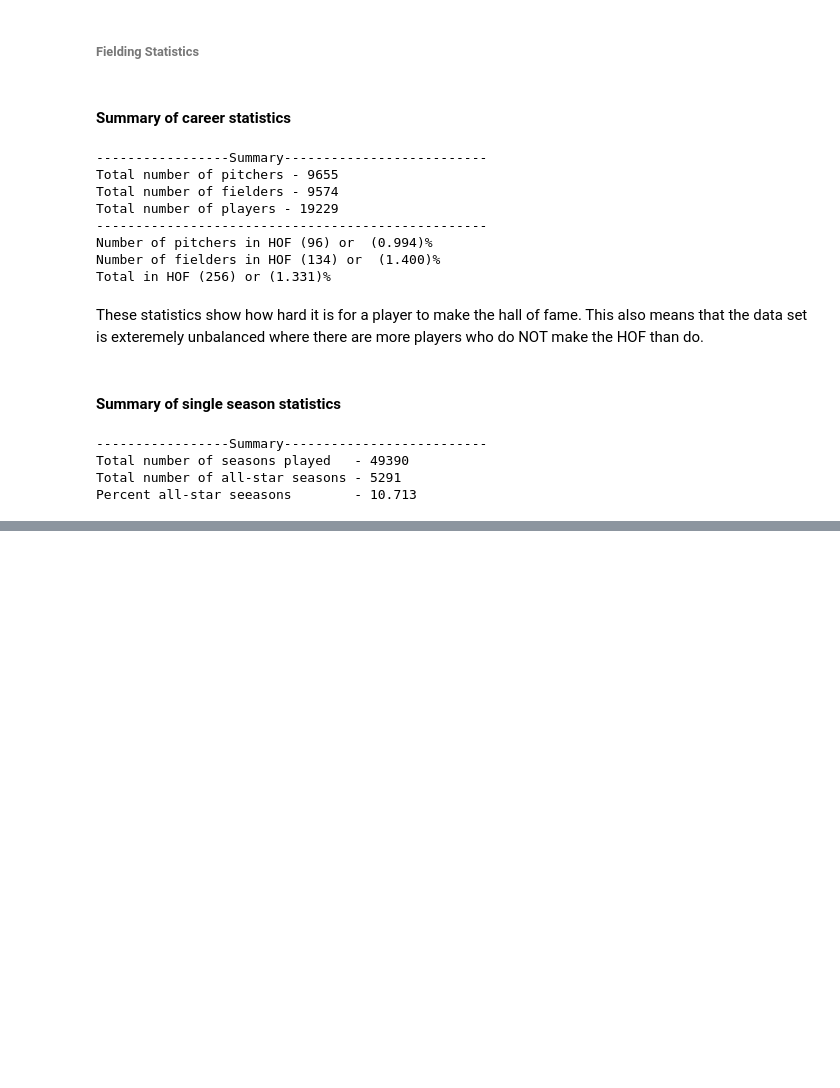
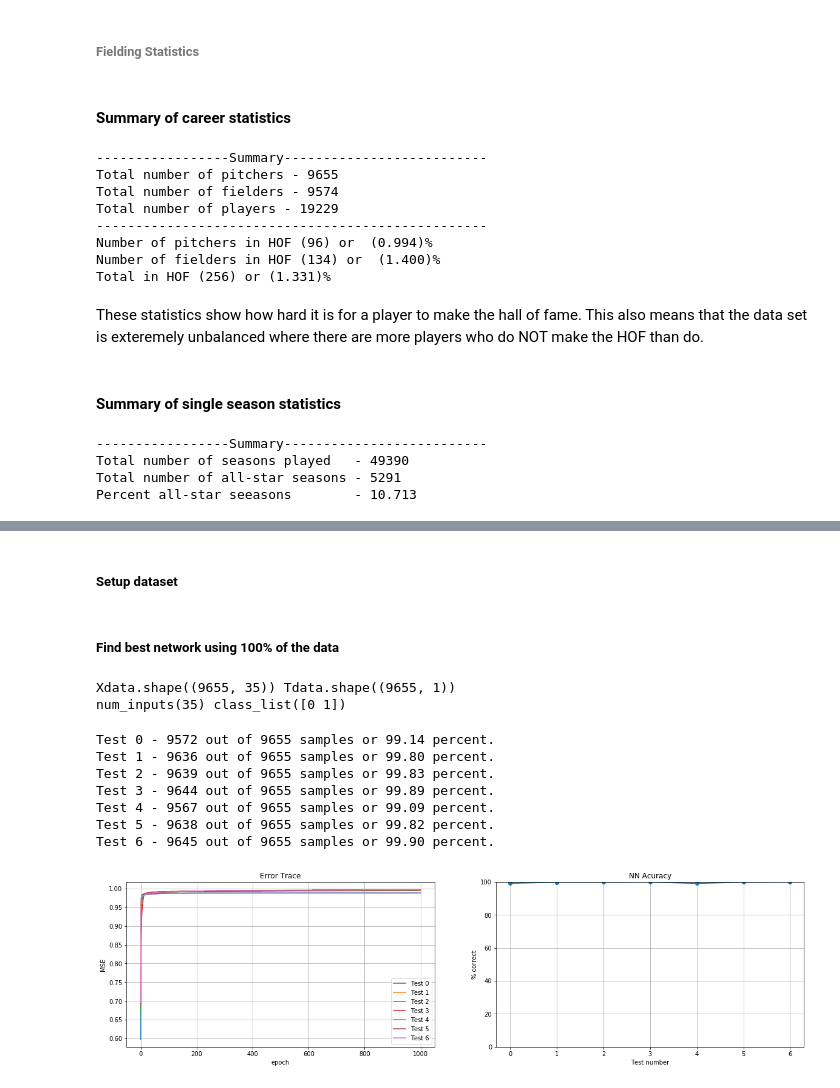
Before and after one commit to bstaab/CS545_MachineLearning, a Jupyter notebook: assignments/Project/Staab-FinalProject.ipynb, the cells around one changed output, grey strips where cells are left out. Drawn from its saved outputs; the diff is of its cells as text; code cells hidden in the pictures; blank space fills up the shorter version.

```diff
--- a/assignments/Project/Staab-FinalProject.ipynb
+++ b/assignments/Project/Staab-FinalProject.ipynb
@@ -291,8 +291,6 @@ df_career_pitching = pandas.DataFrame()
 
 if os.path.isfile('df_career_pitching.csv'):
     df_career_pitching = pandas.read_csv('df_career_pitching.csv')
-    df_career_pitching.drop(['Unnamed: 0'], axis=1, errors='ignore', inplace=True)
-    df_career_pitching.drop(['lgID'], axis=1, errors='ignore', inplace=True)
 else:
     start_time = time.time()
 
@@ -345,6 +343,10 @@ else:
 
     # Save to file so we only need to generate once
     df_career_pitching.to_csv('df_career_pitching.csv')
+
+df_career_pitching.drop(['Unnamed: 0'], axis=1, errors='ignore', inplace=True)
+df_career_pitching.drop(['lgID'], axis=1, errors='ignore', inplace=True)
+df_career_pitching.fillna(0, inplace=True)
 # %% [markdown]
 ###### Fielding Statistics
 # %%
@@ -647,0 +606,48 @@ RuntimeError: Expected 4-dimensional input for 4-dimensional weight 5 1, but got
+# %% [markdown]
+##### Setup dataset
+# %%
+# Get all data and partition into 80% training 20% test data
+train_data, test_data = train_test_split(df_career_pitching, test_size=0.2)
+
+# Get the input data and convert to numpy variables
+Xdata  = df_career_pitching.loc[:,'stint':'ZR'].values
+Xtrain =         train_data.loc[:,'stint':'ZR'].values
+Xtest  =          test_data.loc[:,'stint':'ZR'].values
+
+# Get the target values and convert to numpy variables
+Tdata  = df_career_pitching.loc[:,'HOF'].reset_index().values[:,1].reshape(-1, 1).astype(int)
+Ttrain =         train_data.loc[:,'HOF'].reset_index().values[:,1].reshape(-1, 1).astype(int)
+Ttest  =          test_data.loc[:,'HOF'].reset_index().values[:,1].reshape(-1, 1).astype(int)
+# %% [markdown]
+##### Find best network using 100% of the data
+# %%
+# Extract info from the data sets
+num_inputs = Xdata.shape[1]
+class_list = np.unique(Tdata)
+
+print(f'Xdata.shape({Xdata.shape}) Tdata.shape({Tdata.shape})')
+print(f'num_inputs({num_inputs}) class_list({class_list})')
+# %% [output]
+Xdata.shape((9655, 35)) Tdata.shape((9655, 1))
+num_inputs(35) class_list([0 1])
+# %%
+%%capture
+results = []
+results.append(run_test(num_inputs,                   [1], class_list, Xdata, Tdata, Xdata, Tdata, 1000, 'scg',  0.001, 0.0, False))
+results.append(run_test(num_inputs,                  [50], class_list, Xdata, Tdata, Xdata, Tdata, 1000, 'scg',  0.001, 0.0, False))
+results.append(run_test(num_inputs,                 [100], class_list, Xdata, Tdata, Xdata, Tdata, 1000, 'scg',  0.001, 0.0, False))
+results.append(run_test(num_inputs,                 [500], class_list, Xdata, Tdata, Xdata, Tdata, 1000, 'scg',  0.001, 0.0, False))
+results.append(run_test(num_inputs,               [1,1,1], class_list, Xdata, Tdata, Xdata, Tdata, 1000, 'scg',  0.001, 0.0, False))
+results.append(run_test(num_inputs,         [100,100,100], class_list, Xdata, Tdata, Xdata, Tdata, 1000, 'scg',  0.001, 0.0, False))
+results.append(run_test(num_inputs, [100,100,100,100,100], class_list, Xdata, Tdata, Xdata, Tdata, 1000, 'scg',  0.001, 0.0, False))
+# %%
+print_results(results)
+# %% [output]
+Test 0 - 9572 out of 9655 samples or 99.14 percent.
+Test 1 - 9636 out of 9655 samples or 99.80 percent.
+Test 2 - 9639 out of 9655 samples or 99.83 percent.
+Test 3 - 9644 out of 9655 samples or 99.89 percent.
+Test 4 - 9567 out of 9655 samples or 99.09 percent.
+Test 5 - 9638 out of 9655 samples or 99.82 percent.
+Test 6 - 9645 out of 9655 samples or 99.90 percent.
+[figure, added]
```
Also changed, not shown: parts of 31 cells of this notebook, 3 other files.
